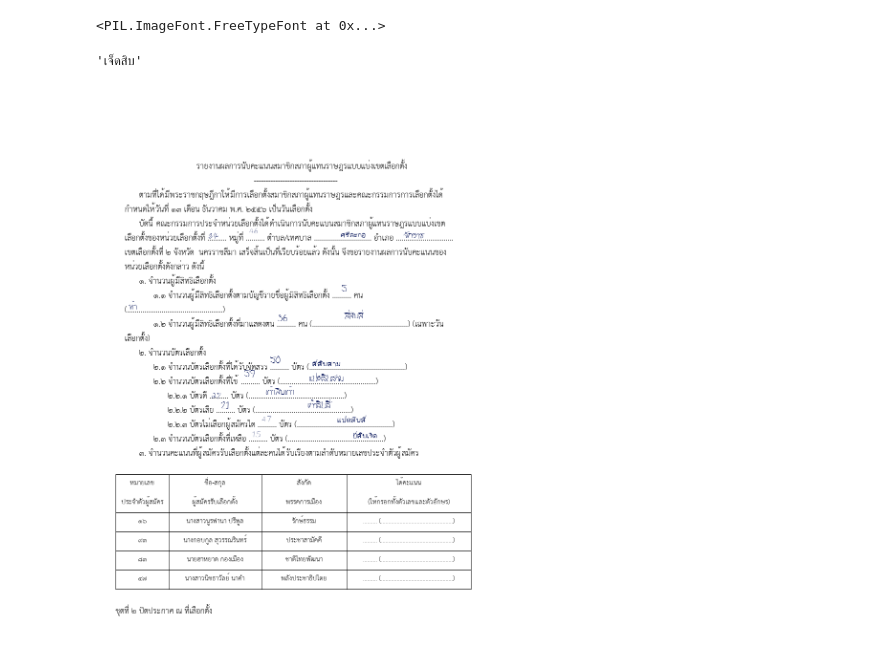
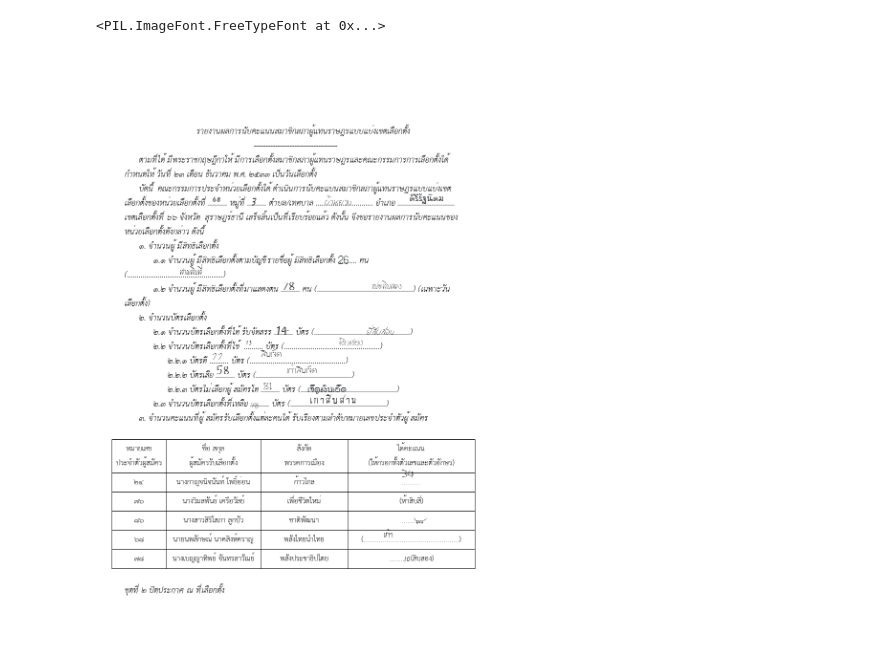
Before and after one commit to napatswift/vote-count, a Jupyter notebook: playground.ipynb, the cells around one changed output. Drawn from its saved outputs; the diff is of its cells as text; code cells hidden in the pictures.

```diff
--- a/playground.ipynb
+++ b/playground.ipynb
@@ -284,7 +285,7 @@ for line in text_sample.split('\n'):
         line_new += c
     text.append(line_new)
 # %%
-big_pieces = re.split('(\<[^\>]*\>|\t|\n| |\{[^\}]*\}|%%\w+)', text_template)
+big_pieces = re.split('(\<[^\>]*\>|\t|\n| |\{[^\}]*\}|%%\w+|\|)', text_template)
 import attacut
 tokens = []
 
@@ -319,8 +320,8 @@ fonts['handwriting'].get()
 class BBox:
     def __init__(self, x0=None, y0=None, x1=None, y1=None):
         self.x0 = x0
-        self.x1 = y0
-        self.y0 = x1
+        self.x1 = x1
+        self.y0 = y0
         self.y1 = y1
         pass
     def merge(self,x0,y0,x1,y1):
@@ -405,16 +406,13 @@ class TextToken:
             token = random.choice(months_th)
 
         return token
-# %%
-TextToken(tokens[429], BBox)._get_random_text()
-# %% [output]
-'เจ็ดสิบ'
 # %%
 #create blank white paper
-image = Image.new('RGB', (image_width, image_height,), '#fff')
+image = Image.new('RGB', (image_width, image_height,), random.choice(['#00FF7F', 'white']))
 draw = ImageDraw.Draw(image,)
 
 pen_color = random.choice(['#000F55', '#383b3e', '#ac3235'])
+sarabun_font = fonts['sarabun'].get()
 
 start_y = 150
 start_x = 60
@@ -490,33 +488,39 @@ for token in tokens:
         table_flag = False
         # filter
         table_cells = [x for x in table_cells if x and x[0]]
-        font=ImageFont.truetype('formal/THSarabun.ttf',size=20)
+        font=fonts['sarabun'].get(22)
 
-        table_width = image_width * 0.9
+        table_width = image_width * 0.92
         table_column_size = [0.15,0.26,0.24,0.35]
         margin = 10
 
-        start_y = curr_y
-        start_x = (image_width - table_width)/2
-        line_height = 40
-        curr_y  = start_y
+        _start_y = curr_y
+        _start_x = (image_width - table_width)/2
+        _line_height = 30
+        curr_y  = _start_y
         for row in table_cells:
-            curr_x = start_x
+            curr_x = _start_x
             row_start = (curr_x, curr_y)
-            row_max_y = curr_y + line_height
+            row_max_y = curr_y + _line_height
             for col_size, cell_tokens in zip(table_column_size, row):
                 cell_width = col_size * table_width
-                lines = ['']
+                lines = []
+                lines.append({'text': '', 'text_1': None})
                 for token in cell_tokens:
-                    if token == '<sep>':
-                        lines.append('')
+                    if token['text'] == '<sep>':
+                        lines.append({'text': '', 'text_1': None})
                     else:
-                        lines[-1] += token
-                text = ''.join(cell_tokens)
+                        lines[-1]['text'] += token['text']
+                        if token['text_1'] is None:
+                            continue
+                        if lines[-1]['text_1'] is None :
+                            lines[-1]['text_1'] = token['text_1']
+                        else:
+                            lines[-1]['text_1'] += token['text_1']
 
                 temp_y = curr_y
                 for line in lines:
-                    x0,y0,x1,y1 = draw.textbbox((curr_x+5, curr_y+5), line, font=font)
+                    x0,y0,x1,y1 = draw.textbbox((curr_x+5, curr_y+5), line['text'], font=font)
                     align_center = True
                     if align_center:
                         # center
@@ -524,14 +528,21 @@ for token in tokens:
                     else:
                         # not center
                         x0 = curr_x+5
-                    draw.text((x0, curr_y+5,), line, '#000', font=font)
-                    x0,y0,x1,y1 = draw.textbbox((x0, curr_y+5,), line, font=font)
-                    bbox = BBox()
-                    bbox.merge(x0,y0,x1,y1)
-                    text_bboxes.append({'text': line, 'bbox': bbox})
-                    curr_y += line_height
+                    draw.text((x0, curr_y+5,), line['text'], '#000', font=font)
+                    x0,y0,x1,y1 = draw.textbbox((x0, curr_y+5,), line['text'], font=font)
+                    bbox = BBox(x0,y0,x1,y1)
+                    text_bboxes.append({'text': [line['text']], 'bbox': BBox(x0,y0,x1,y1)})
+                    if line['text_1']:
+                        hfont = fonts['handwriting'].get()
+                        text_width = hfont.getlength(handwriting_text)
+                        xy_pos = (random.randint(int(x0), int(x1-text_width)-10),
+                                  random.randint(curr_y-5, curr_y+2))
+                        draw.text(xy_pos, line['text_1'], '#000', font=hfont)
+                        x0,y0,x1,y1 = draw.textbbox(xy_pos, line['text_1'], font=hfont)
+                        text_bboxes.append({'text': [line['text_1']], 'bbox': BBox(x0,y0,x1,y1)})
+                    curr_y += _line_height
 
-                row_max_y = max(row_max_y, curr_y)
+                row_max_y = max(row_max_y, curr_y+10)
 
                 curr_y = temp_y
                 curr_x += cell_width
@@ -549,7 +560,7 @@ for token in tokens:
                 table_cells.append([])
             if not table_cells[-1]:
                 table_cells[-1].append([])
-            table_cells[-1][-1].append(token)
+            table_cells[-1][-1].append({'text':token, 'text_1': handwriting_text})
 
         continue
     ##
@@ -572,38 +583,40 @@ for token in tokens:
     elif token == ' ':
         text_bboxes.append(temp_token)
         temp_token = {'text': [],'bbox': BBox()}
+        #temp_token['text'].append(token)
+        #temp_token['bbox'].merge(x0,y0,x1,y1)
         curr_x += fonts['sarabun'].get().getlength(' ')
 
         continue
 
-    x0,y0,x1,y1 = draw.textbbox((curr_x,curr_y), token, font=fonts['sarabun'].get())
+    x0,y0,x1,y1 = draw.textbbox((curr_x,curr_y), token, font=sarabun_font)
     if font_type == 'handwriting':
         font=fonts['handwriting'].get()
         text_bboxes.append(temp_token)
         temp_token = {'text': [],'bbox': BBox()}
         # draw ............... for forms placeholder
-        draw.text((curr_x, curr_y), token, font_color, font=fonts['sarabun'].get())
+        draw.text((curr_x, curr_y), token, font_color, font=sarabun_font)
         # get the text width
         text_width = font.getlength(handwriting_text)
         # calculate position for putting text
         xy_pos = (random.randint(x0,max(x0, int(x1-text_width-10))), random.randint(curr_y-10, curr_y+2))
         draw.text(xy_pos,handwriting_text, pen_color, font=font)
         xyxy = draw.textbbox(xy_pos, handwriting_text, font=font)
         temp_token['text'].append(handwriting_text)
         temp_token['bbox'].merge(*xyxy)
         text_bboxes.append(temp_token)
         temp_token = {'text': [],'bbox': BBox()}
     else:
-        draw.text((curr_x, curr_y), token, font_color, font=fonts['sarabun'].get())
+        draw.text((curr_x, curr_y), token, font_color, font=sarabun_font)
         temp_token['text'].append(token)
         temp_token['bbox'].merge(x0,y0,x1,y1)
 
     curr_x = x1
 
 # for xyxy in text_bboxes: draw.rectangle(xyxy, outline='red')
 image
 # %% [output]
-[figure, old version]
+[figure, new version]
 # %%
 bboxes_on_image = []
 for x in text_bboxes:
```
Also changed, not shown: parts of 8 cells of this notebook, 8 other files.
